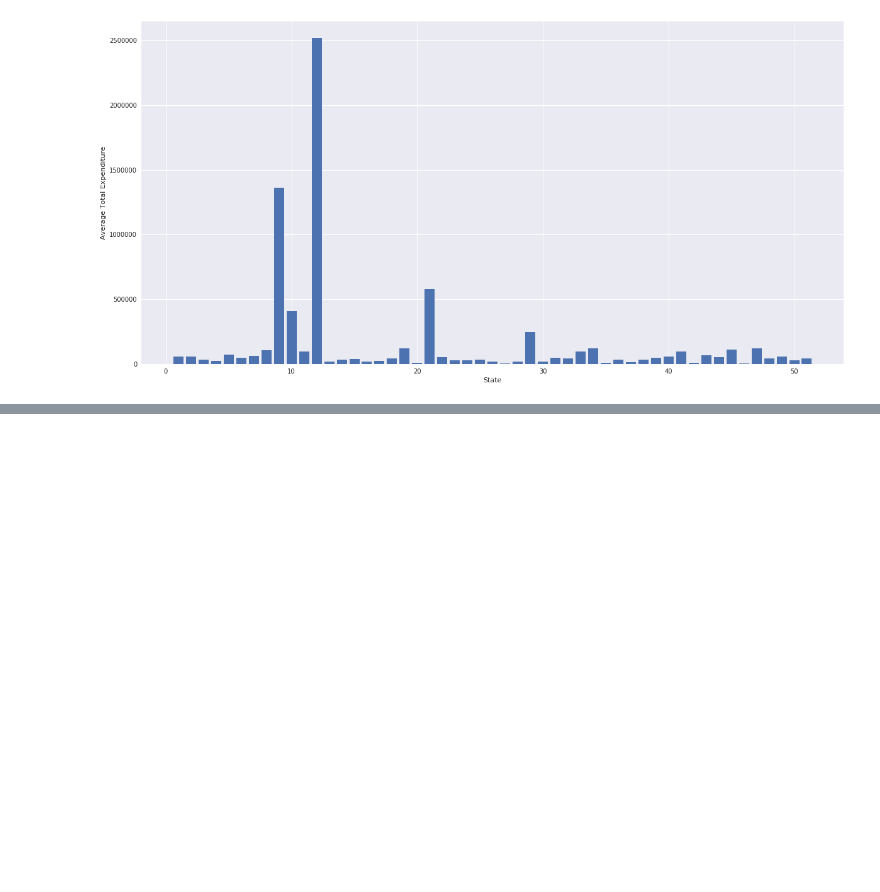
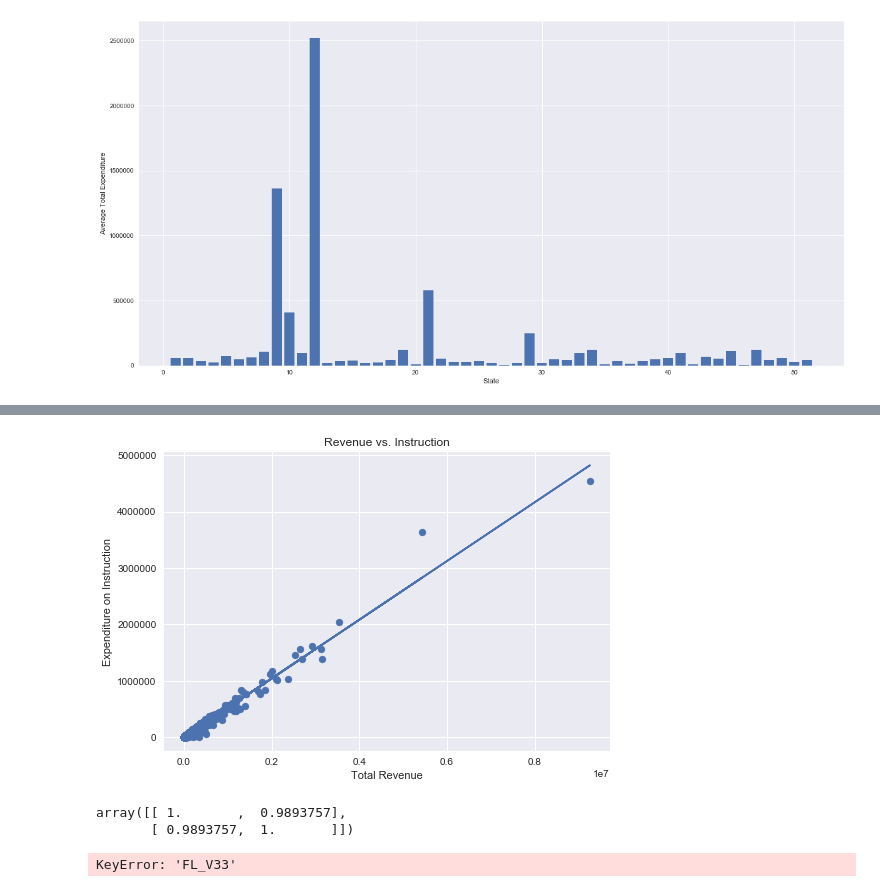
Before and after one commit to JustinMi/dsd-proj-1, a Jupyter notebook: proj1.ipynb, the cells around one changed output, grey strips where cells are left out. Drawn from its saved outputs; the diff is of its cells as text; code cells hidden in the pictures; blank space fills up the shorter version.

```diff
--- a/proj1.ipynb
+++ b/proj1.ipynb
@@ -249,0 +283,31 @@ plt.show()
+# %%
+total_rev = schools['TOTALREV']
+instruction = schools['E13']
+
+for i in range(len(total_rev)):
+    rev = total_rev[i]
+    if rev >= 25000000:
+        total_rev = total_rev.drop(i)
+        instruction = instruction.drop(i)
+        i -= 1
+
+slope, intercept = np.polyfit(total_rev, instruction, 1)
+y = [slope * x + intercept for x in total_rev]
+
+plt.scatter(total_rev, instruction)
+plt.plot(total_rev, y)
+plt.xlabel("Total Revenue")
+plt.ylabel("Expenditure on Instruction")
+plt.title("Revenue vs. Instruction")
+
+plt.show()
+
+np.corrcoef(total_rev, instruction)
+# %% [output]
+[figure, added]
+array([[ 1.       ,  0.9893757],
+       [ 0.9893757,  1.       ]])
+# %%
+schools['FL_V33']
+# %% [output]
+KeyError: 'FL_V33'
```
Also changed, not shown: parts of 5 cells of this notebook.
